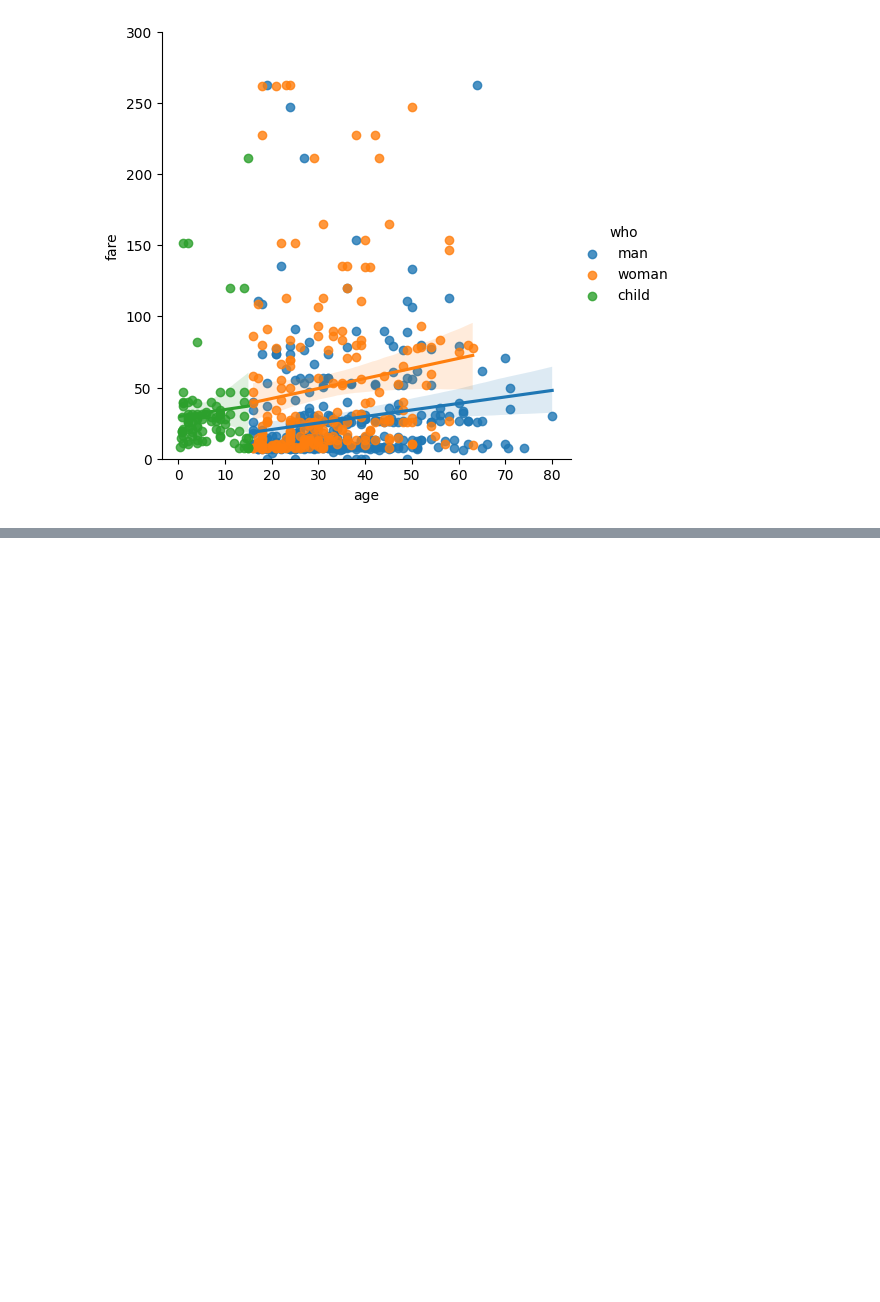
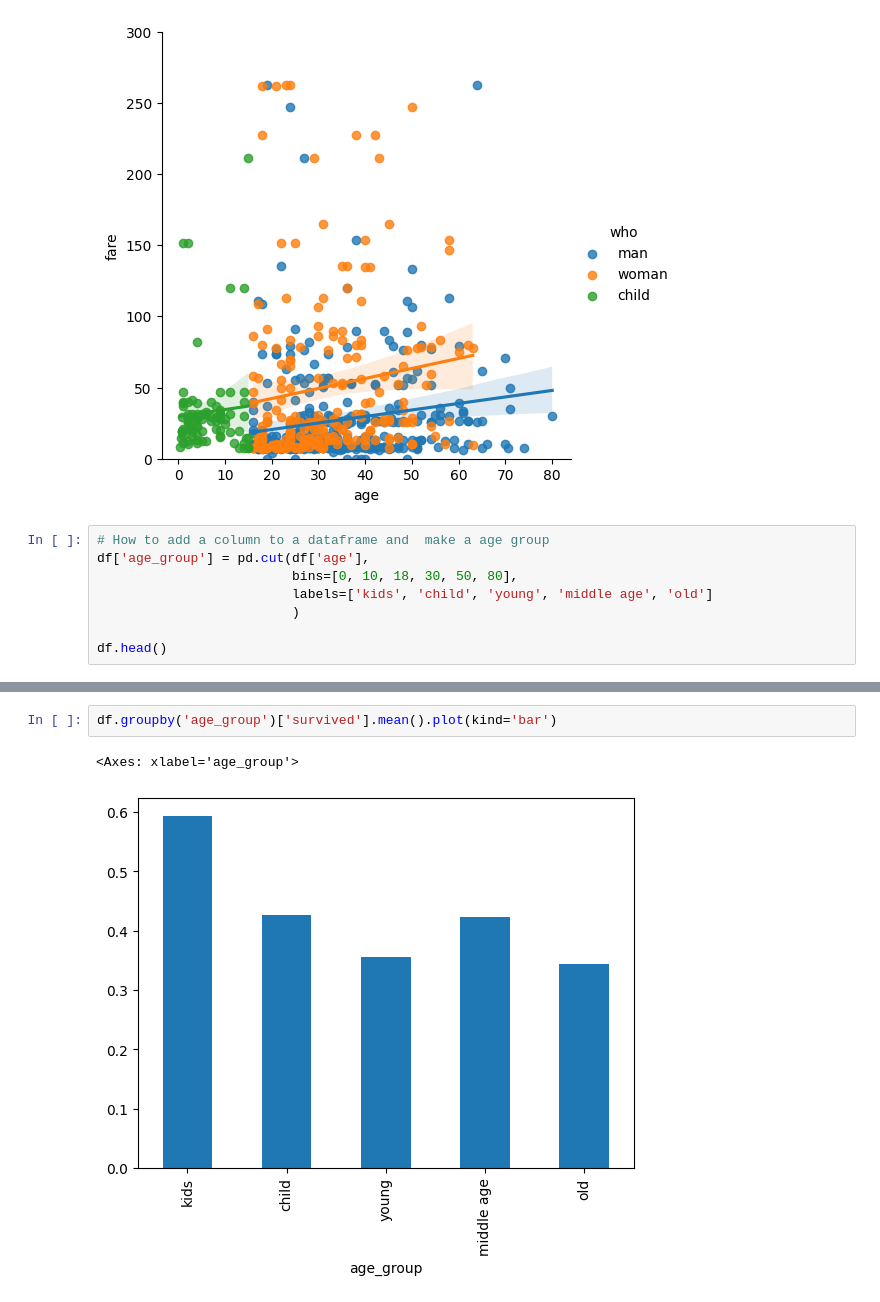
Before and after one commit to gak92/pkc2023, a Jupyter notebook: day_13/data_wrangling.ipynb, the cells around one changed output, grey strips where cells are left out. Saved outputs shown, nothing was run; the diff lists cells and outputs as text; blank space fills up the shorter version.

Commit message:
creating new column and groupby command

```diff
--- a/day_13/data_wrangling.ipynb
+++ b/day_13/data_wrangling.ipynb
@@ -315,3 +315,11 @@ plt.ylim(0,300)
 # %% [output]
 (0.0, 300.0)
 [figure]
+# %%
+# How to add a column to a dataframe and  make a age group
+df['age_group'] = pd.cut(df['age'],
+                         bins=[0, 10, 18, 30, 50, 80],
+                         labels=['kids', 'child', 'young', 'middle age', 'old']
+                         )
+
+df.head()
@@ -317,0 +364,5 @@ plt.ylim(0,300)
+# %%
+df.groupby('age_group')['survived'].mean().plot(kind='bar')
+# %% [output]
+<Axes: xlabel='age_group'>
+[figure, added]
```
Also changed, not shown: parts of 11 cells of this notebook.
